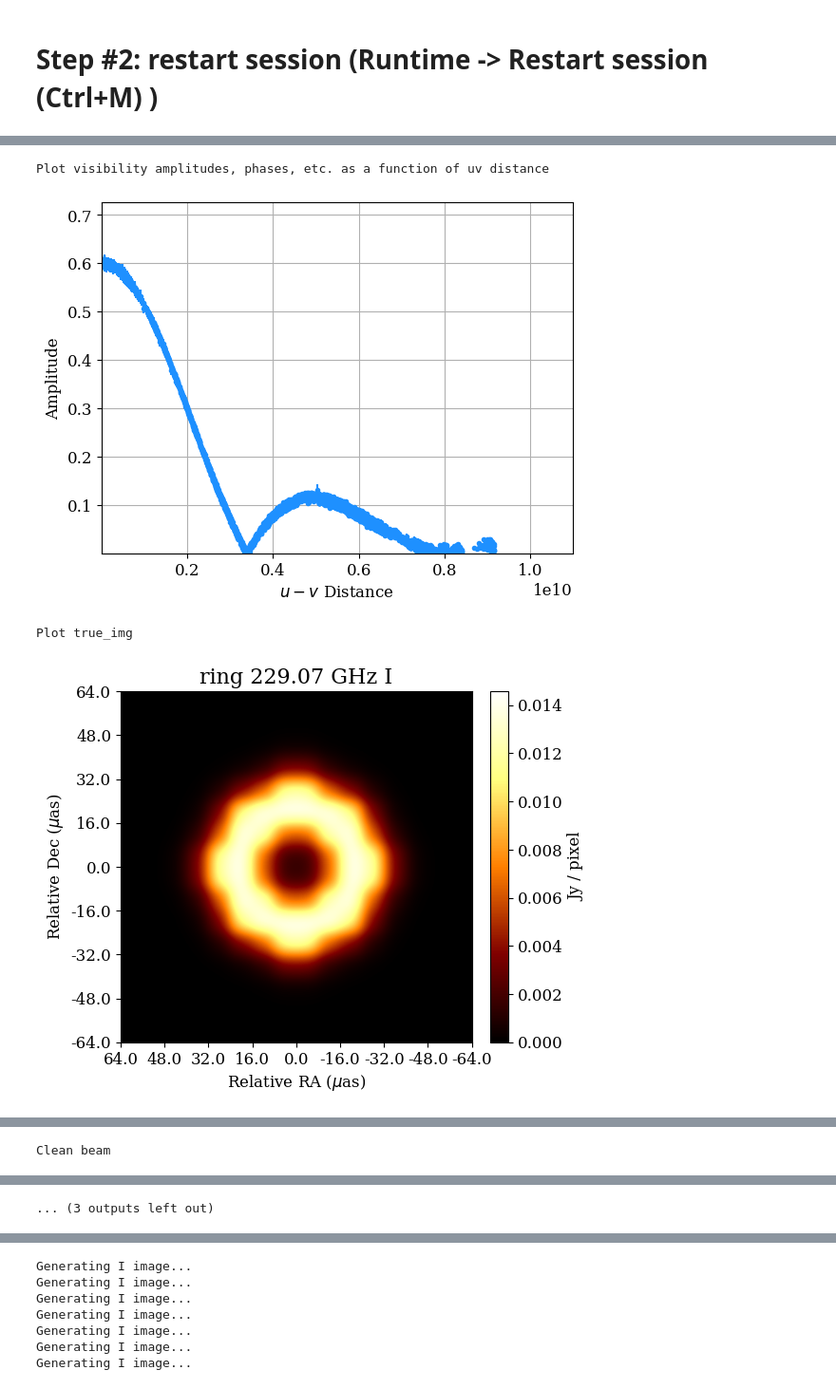
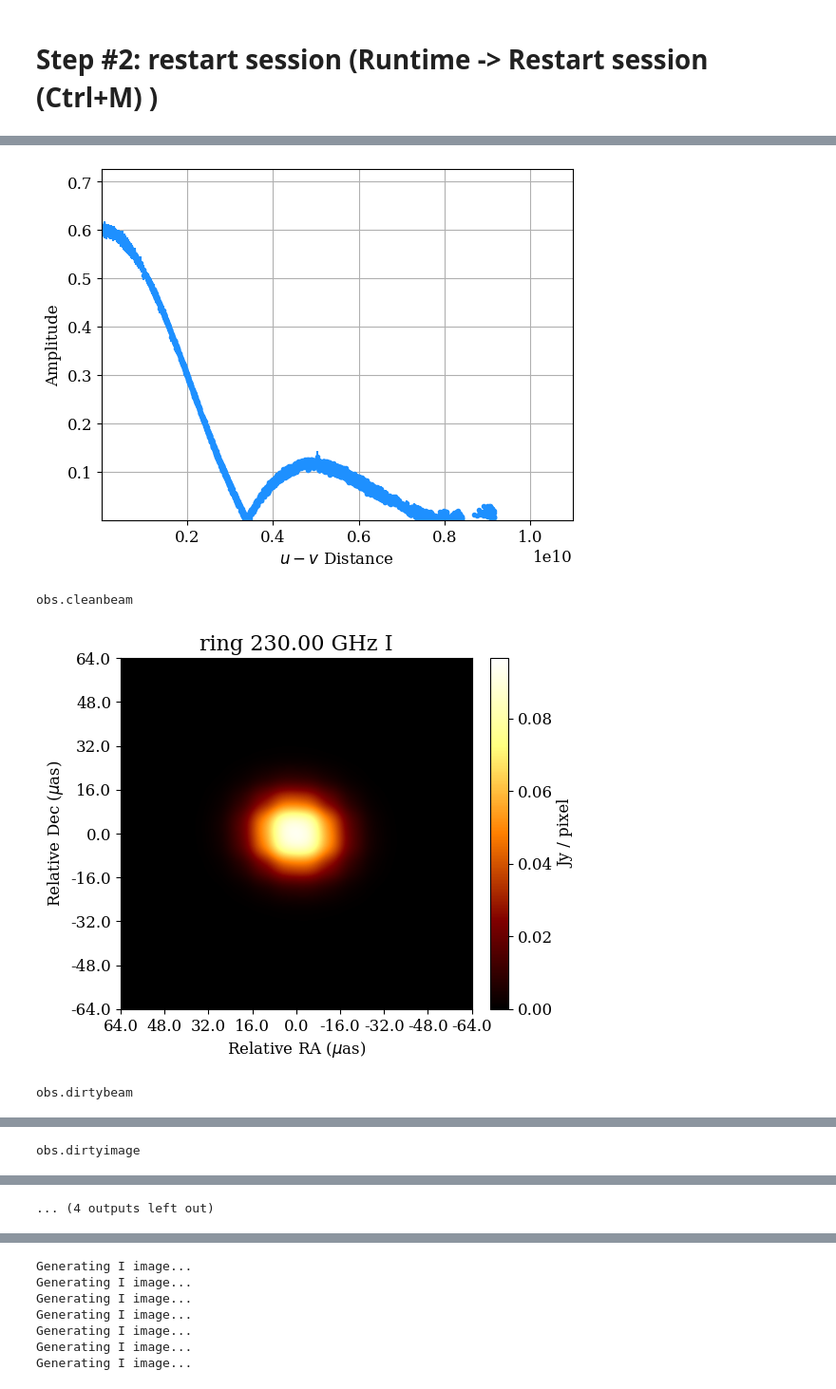
Before and after one commit to mrpiay/mrbeam, a Jupyter notebook: mrbeam_colab.ipynb, the cells around one changed output, grey strips where cells are left out. Shown at 95% size. Saved outputs shown, nothing was run; the diff lists cells and outputs as text; code cells hidden in the pictures.

```diff
--- a/mrbeam_colab.ipynb
+++ b/mrbeam_colab.ipynb
@@ -93,49 +85,56 @@ def create_config_json():
 # %%
 # Prior definition for the entropy regularizer
 
-#obs = eh.obsdata.load_uvfits(config['uvf'])
+#mrpiay obs = eh.obsdata.load_uvfits(config['uvf'])
 
 #mrpiay
 with open(config_file) as f:
     config = json.load(f)
-print(json.dumps(config, indent=4),'\n')
 #mrpiay
 
 obs = eh.obsdata.load_uvfits(config['uvf'])
 true_img = eh.image.load_fits(config['img'])
 obs_sc = obs.copy()
 
+#mrpiay
 fov = 128*eh.RADPERUAS
-npix = 256
+#mrpiay
+
 prior = eh.image.make_square(obs_sc, npix, fov) #prior image, make a prior image
 prior = prior.add_gauss(zbl, (prior_fwhm, prior_fwhm, 0, 0, 0))
 prior = prior.add_gauss(1e-2*zbl, (100*eh.RADPERUAS, 100*eh.RADPERUAS, 0, 100*eh.RADPERUAS, 100*eh.RADPERUAS))
 
 #mrpiay
-print('\nPlot uv-coverage')
+
+print('\nconfig:\n')
+print(json.dumps(config, indent=4))
+
+print('\nobs:\n')
+print(vars(obs))
 obs.plotall('u', 'v', conj=True)
-
-print('\nPlot visibility amplitudes, phases, etc. as a function of uv distance')
 obs.plotall('uvdist', 'amp')
 
-print('\nPlot true_img')
-true_img.display()
-
-print('\nClean beam')
-beamparams = obs.fit_beam()
+print('\nobs.cleanbeam')
 cbeam = obs.cleanbeam(npix,fov)
 cbeam.display()
 
-print('\nDirty beam')
+print('\nobs.dirtybeam')
 dbeam = obs.dirtybeam(npix, fov)
 dbeam.display()
 
-print('\nDirty image')
+print('\nobs.dirtyimage')
 dim = obs.dirtyimage(npix, fov)
 dim.display()
 
-print('\nPlot prior')
+print('\nprior:\n')
+print(vars(prior))
 prior.display()
 
+print('\ntrue_img:\n')
+print(vars(true_img))
+true_img.display()
+
+out = eh.imager_func(obs, prior, prior, zbl, d1="vis", alpha_d1=50, s1="gs",maxit=100, show_updates=False)
+out.display()
 #mrpiay
 # %% [output]
@@ -159,5 +158,5 @@ Plot uv-coverage
 [figure]
+[figure]
-Plot visibility amplitudes, phases, etc. as a function of uv distance
+obs.cleanbeam
-[figure]
+[figure, new version]
-Plot true_img
+obs.dirtybeam
-[figure, old version]
@@ -164 +164 @@ Plot true_img
-Clean beam
+obs.dirtyimage
@@ -170 +201 @@ Dirty image
-... (3 outputs left out)
+... (4 outputs left out)
```
Also changed, not shown: parts of 10 cells of this notebook.
